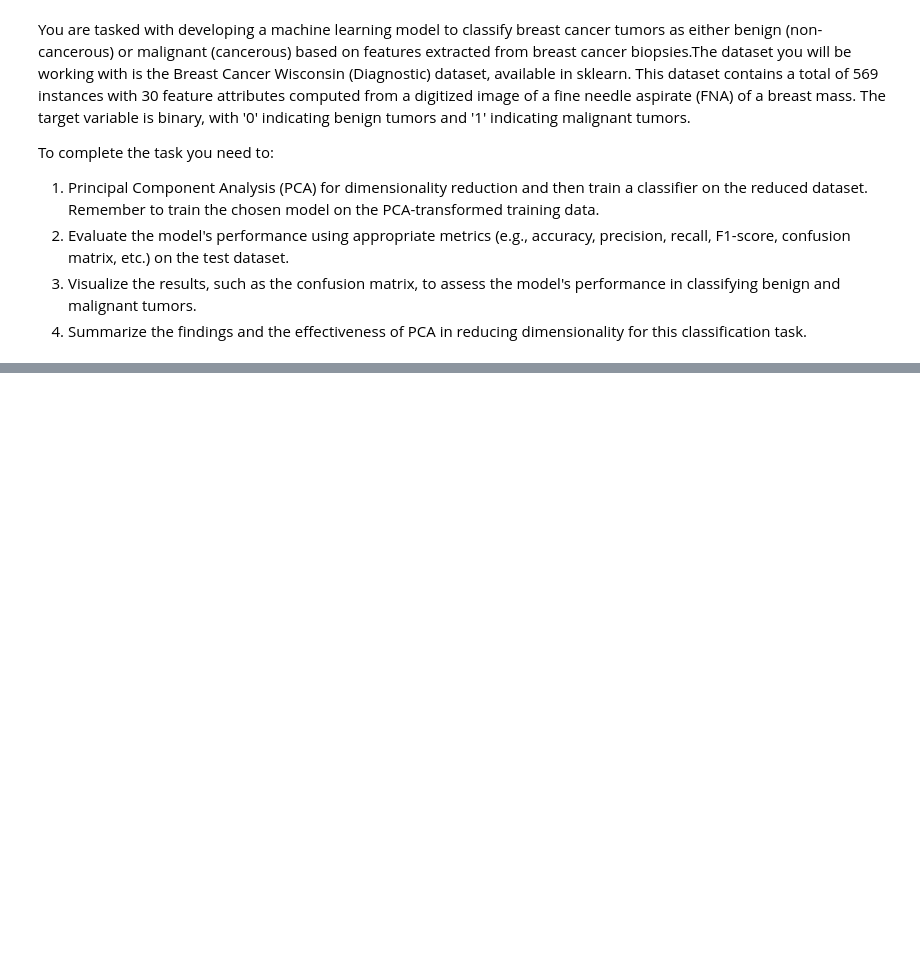
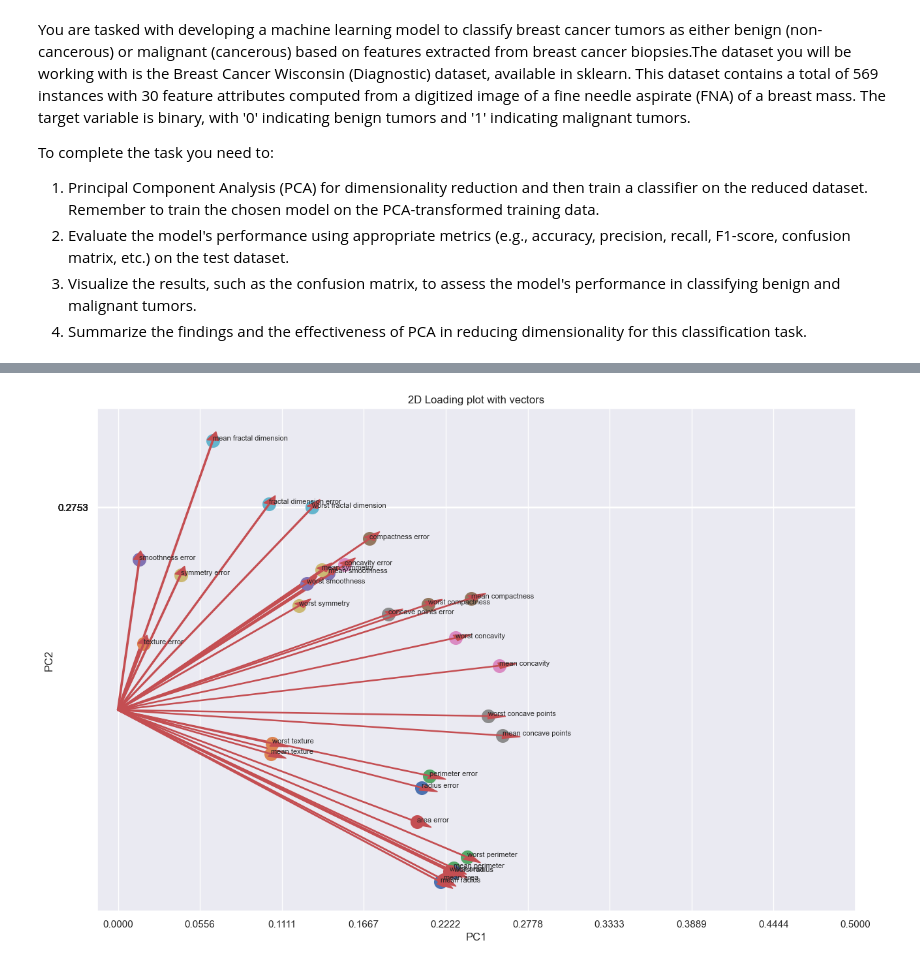
Before and after one commit to yagoTobi/Second-Term-ICAI-5th-Year, a Jupyter notebook: Machine Learning III/T2-Practical-Exercises/Homework/T2-Homework.ipynb, the cells around one changed output, grey strips where cells are left out. Cells and saved outputs as stored; diff of their text form; code cells hidden in the pictures; blank space fills up the shorter version.

```diff
--- a/Machine Learning III/T2-Practical-Exercises/Homework/T2-Homework.ipynb
+++ b/Machine Learning III/T2-Practical-Exercises/Homework/T2-Homework.ipynb
@@ -17,0 +147,14 @@ X_data = load_breast_cancer()
+# %%
+feature_names = dfX.columns
+
+n_features = pca.n_features_in_
+
+loadings = pca.components_
+
+pc_list = [f'PC{i}' for i in list(range(1, n_features))]
+pc_loadings = dict(zip(pc_list, loadings))
+
+loadings_df = pd.DataFrame.from_dict(pc_loadings)
+loadings_df['feature_names'] = feature_names
+loadings_df = loadings_df.set_index('feature_names')
+loadings_df
@@ -17,0 +181,33 @@ X_data = load_breast_cancer()
+# %%
+xs = loadings_df.iloc[:, 0]
+ys = loadings_df.iloc[:, 1]
+
+plt.figure(figsize=(15,10))
+# Plot the loadings on a scatterplot
+for i, varnames in enumerate(feature_names):
+    plt.scatter(xs.iloc[i], ys.iloc[i], s=200)
+    plt.arrow(
+        0, 0, # coordinates of arrow base
+        xs.iloc[i], # length of the arrow along x
+        ys.iloc[i], # length of the arrow along y
+        color='r',
+        head_width=0.008
+        )
+    plt.text(xs.iloc[i], ys.iloc[i], varnames, fontsize=8)
+
+# Define the axes
+ymin = np.min(ys.iloc[i])
+ymax = np.max(ys.iloc[i])
+
+xticks = np.linspace(0, 0.5, num=10)
+yticks = np.linspace(ymin, ymax, num=10)
+plt.xticks(xticks)
+plt.yticks(yticks)
+plt.xlabel('PC1')
+plt.ylabel('PC2')
+
+# Show plot
+plt.title('2D Loading plot with vectors')
+plt.show()
+# %% [output]
+[figure, added]
```
Also changed, not shown: parts of 63 cells of this notebook, 7 other files.
